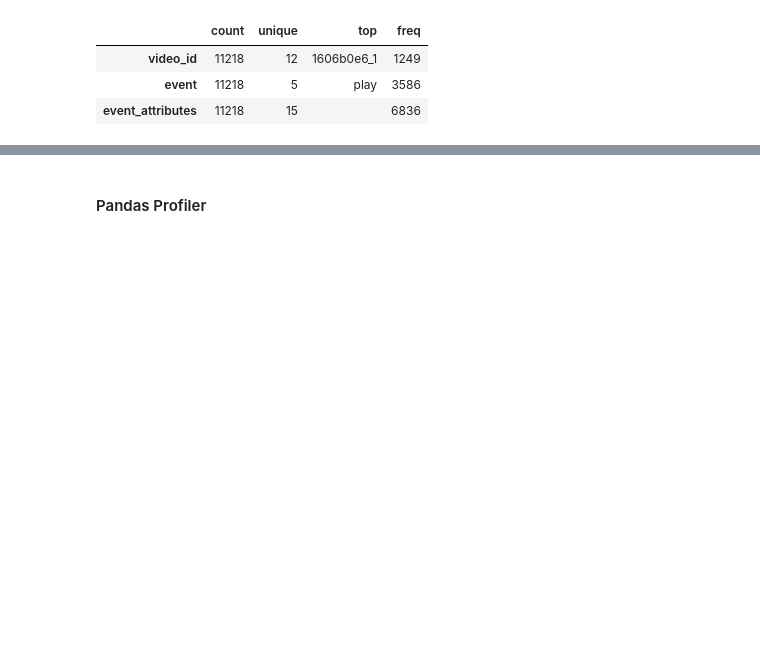
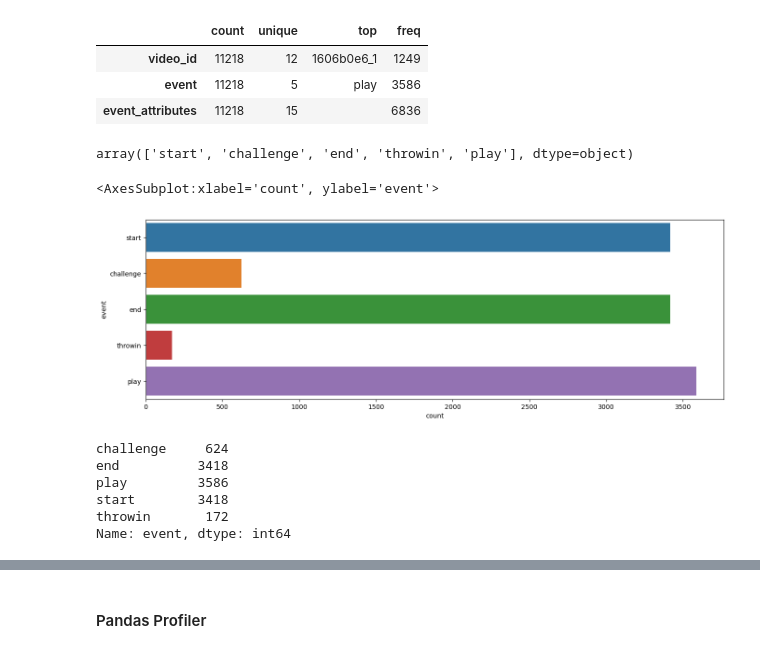
Before and after one commit to Mar19845/detection_passes_football, a Jupyter notebook: EDA proyect.ipynb, the cells around one changed output, grey strips where cells are left out. Cells and saved outputs as stored; diff of their text form; code cells hidden in the pictures; blank space fills up the shorter version.

```diff
--- a/EDA proyect.ipynb
+++ b/EDA proyect.ipynb
@@ -48,3 +49,22 @@ train.describe(include=['O']).transpose()
 | video_id | 11218 | 12 | 1606b0e6_1 | 1249 |
 | event | 11218 | 5 | play | 3586 |
 | event_attributes | 11218 | 15 |  | 6836 |
+# %%
+train['event'].unique()
+# %% [output]
+array(['start', 'challenge', 'end', 'throwin', 'play'], dtype=object)
+# %%
+plt.figure(figsize=(16, 5))
+sn.countplot(data=train, y="event")
+# %% [output]
+<AxesSubplot:xlabel='count', ylabel='event'>
+[figure, added]
+# %%
+train['event'].value_counts().sort_index()
+# %% [output]
+challenge     624
+end          3418
+play         3586
+start        3418
+throwin       172
+Name: event, dtype: int64
```
Also changed, not shown: parts of 13 cells of this notebook.
